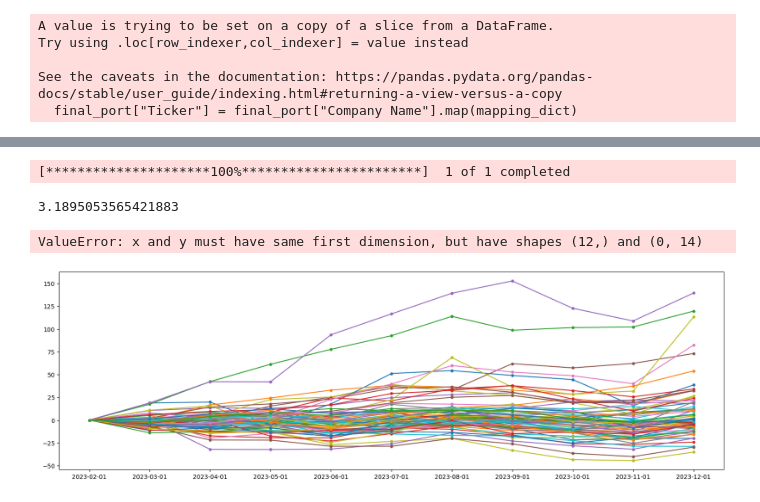
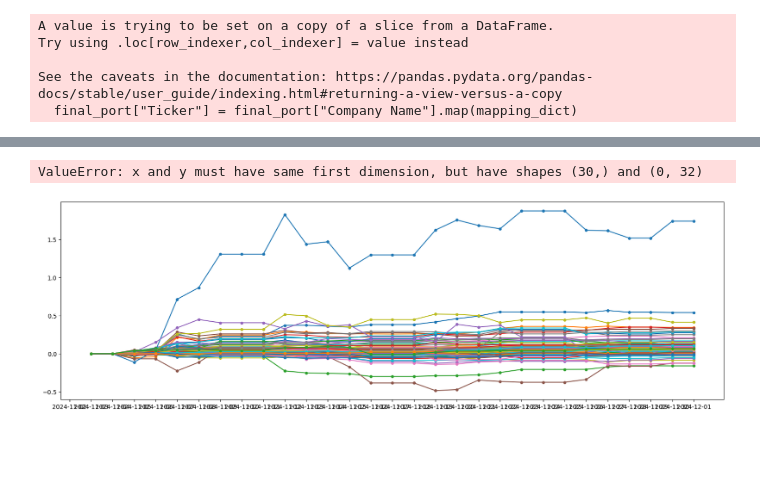
Before and after one commit to visheshgupta19/IDS_789_Final_Project, a Jupyter notebook: algo_update.ipynb, the cells around one changed output, grey strips where cells are left out. Cells and saved outputs as stored; diff of their text form; code cells hidden in the pictures; blank space fills up the shorter version.

Commit message:
stock restrict

```diff
--- a/algo_update.ipynb
+++ b/algo_update.ipynb
@@ -215,5 +220,5 @@ ideal_portfolio.sort_values(by="final_weight", ascending=False)
 # %%
-final_port = ideal_portfolio[["Company Name", "final_weight"]]
+final_port = ideal_portfolio[["Company Name", "Capped_weight"]]
 ticker_map = pd.read_excel("ticker_map.xlsx")
 mapping_dict = dict(zip(ticker_map["Company Name"], ticker_map["Ticker"]))
 # final_port = final_port.copy()
@@ -243,16 +248,16 @@ final_port
 | UL | UNILEVER PLC (XBUE:UL) | 0.866367 |
 79 rows × 2 columns
 # %%
-start_date = "2023-01-01"
+start_date = pd.to_datetime("today")
 
-# Generate the start of each month for the next 10 months
-month_starts = pd.date_range(
-    start=start_date, periods=12, freq="MS"
-)  # 'MS' = Month Start
+# Generate the previous 30 days, starting from today
+dates = pd.date_range(
+    start=start_date - pd.Timedelta(days=29), end=start_date, freq="D"
+)
 
-# Create a DataFrame with 10 empty columns (NaN values)
+# Create a DataFrame with 30 empty columns (NaN values) for each of the previous 30 days
 new_columns = pd.DataFrame(
-    np.nan, index=final_port.index, columns=month_starts.strftime("%Y-%m-%d")
+    np.nan, index=final_port.index, columns=dates.strftime("%Y-%m-%d")
 )
 
 # Concatenate the existing DataFrame with the new columns
@@ -277,16 +282,16 @@ df_updated
 ### USE THISS
 
 import yfinance as yf
-from datetime import datetime
+from datetime import datetime, timedelta
 
 
 def get_returns(ticker, checkdate):
     # Calculate the start of the year for the given date
     try:
-        start_of_year = datetime(checkdate.year, 1, 1)
+        start_of_year = datetime.today() - timedelta(days=30)
 
         # Fetch data using yfinance
-        data = yf.download(ticker, start=start_of_year, end=checkdate, interval="1mo")
+        data = yf.download(ticker, start=start_of_year, end=checkdate, interval="1d")
 
         # Get the adjusted close price on the first day of the year
         start_price = data["Adj Close"].iloc[0]  # Price on the start of the year
@@ -371,35 +359,36 @@ df_updated
 # %%
-data = yf.download("SPY", start="2023-01-01", end="2023-06-01", interval="1mo")
-# Get the adjusted close price on the first day of the year
-start_price = data["Adj Close"].iloc[0]  # Price on the start of the year
+# data = yf.download("SPY", start="2023-01-01", end="2023-06-01", interval="1mo")
+# # Get the adjusted close price on the first day of the year
+# start_price = data["Adj Close"].iloc[0]  # Price on the start of the year
 
-# Calculate the return as the percentage change from the start of the year
-current_price = data["Adj Close"].iloc[-1]  # Price on the current date
+# # Calculate the return as the percentage change from the start of the year
+# current_price = data["Adj Close"].iloc[-1]  # Price on the current date
 
-pct_change = ((current_price / start_price) - 1) * 100  # Percentage change
+# pct_change = ((current_price / start_price) - 1) * 100  # Percentage change
 
-pct_change.values[0]
+# pct_change.values[0]
-# %% [output]
-[*********************100%***********************]  1 of 1 completed
-3.1895053565421883
 # %%
 import matplotlib.pyplot as plt
 
 plt.figure(figsize=(20, 6))
 for ticker in df_updated.index:
     # Select the data from the 3rd column onward
     plt.plot(
         df_updated.columns[2:],
         df_updated.loc[ticker].values[2:],
         label=ticker,
         marker="o",
         markersize=4,
     )
 
 plt.legend(title="Ticker")
+plt.xlabel("Time")
+plt.ylabel("% Change (YTD)")
+plt.xticks(rotation=45)
+plt.title("YTD % Change for each stock in our portfolio (UNWEIGHTED)")
 plt.show()
 # %% [output]
-ValueError: x and y must have same first dimension, but have shapes (12,) and (0, 14)
+ValueError: x and y must have same first dimension, but have shapes (30,) and (0, 32)
-[figure, old version]
+[figure, new version]
 # %%
 for col in df_updated.columns[2:]:
```
Also changed, not shown: parts of 16 cells of this notebook.
